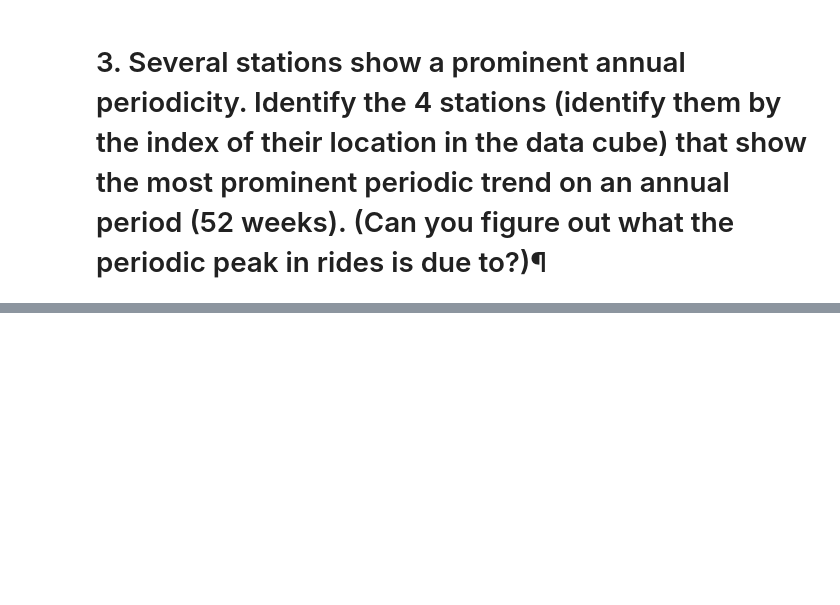
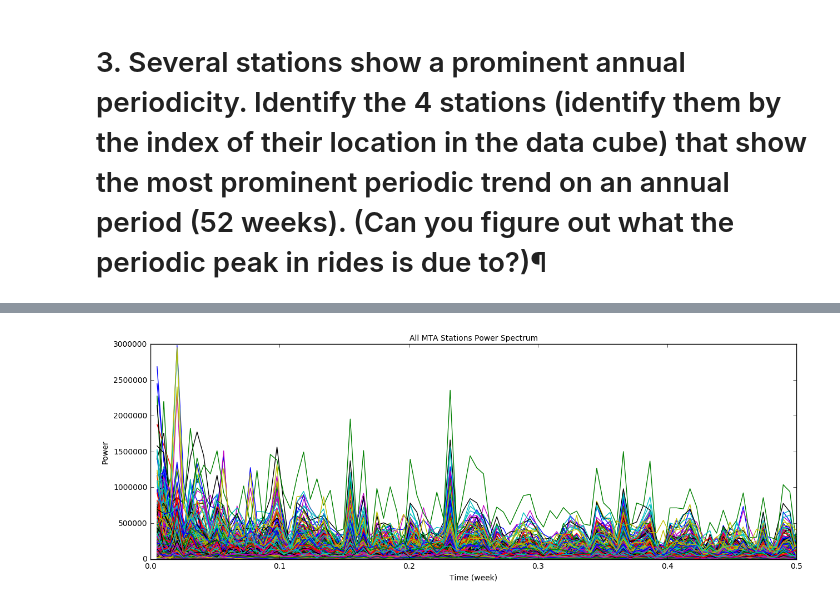
Before and after one commit to aaron-15/PUI2016_ajd629, a Jupyter notebook: HW9_ajd629/HW9_1_ajd629.ipynb, the cells around one changed output, grey strips where cells are left out. Drawn from its saved outputs; the diff is of its cells as text; code cells hidden in the pictures; blank space fills up the shorter version.

```diff
--- a/HW9_ajd629/HW9_1_ajd629.ipynb
+++ b/HW9_ajd629/HW9_1_ajd629.ipynb
@@ -219,3 +219,6 @@ data_mean.sort_values(by=['Mean_ratio'], ascending=False)
 ### Observing the table, the maximum rolling mean ratio is for card type 'sen'. Hence I can conclude that sen pass has the maximum steadily inceasing trend.
 # %% [markdown]
 # 3. Several stations show a prominent annual periodicity. Identify the 4 stations (identify them by the index of their location in the data cube) that show the most prominent periodic trend on an annual period (52 weeks). (Can you figure out what the periodic peak in rides is due to?)¶
+# %%
+#Swipes by stations dataframe
+swipes_by_stations_pd_transpose = swipes_by_stations_pd.T
@@ -245,0 +250,4 @@ mtaRides.shape
+# %%
+# Calculating periods
+N = len(swipes_by_stations_pd_transpose)
+print("The power is calulated at periods:",(1.0/np.fft.rfftfreq(N, 1.0)[1:]))
@@ -245,0 +272,16 @@ mtaRides.shape
+# %%
+fig=pl.figure(figsize=(15,5))
+ax=fig.add_subplot(111)
+station_power= []
+for i in range(len(swipes_by_stations_pd_transpose.columns)):
+    f = np.abs(np.fft.rfft(swipes_by_stations_pd_transpose.T.iloc[i]))
+    ax.plot(np.fft.rfftfreq(N, 1.0)[1:], (f[1:]), '-')
+
+    # for each station, we know that the power value closest to a 52wk period is at INDEX 4
+    station_power.append({'station':i, '52_week_power':f[4]}) #taking those values in a list
+    pl.xlabel("Time (week)", fontsize=10)
+    pl.ylabel("Power", fontsize=10)
+    pl.title("All MTA Stations Power Spectrum", fontsize=10)
+    pl.legend(fontsize = 5)
+# %% [output]
+[figure, added]
```
Also changed, not shown: parts of 8 cells of this notebook.
